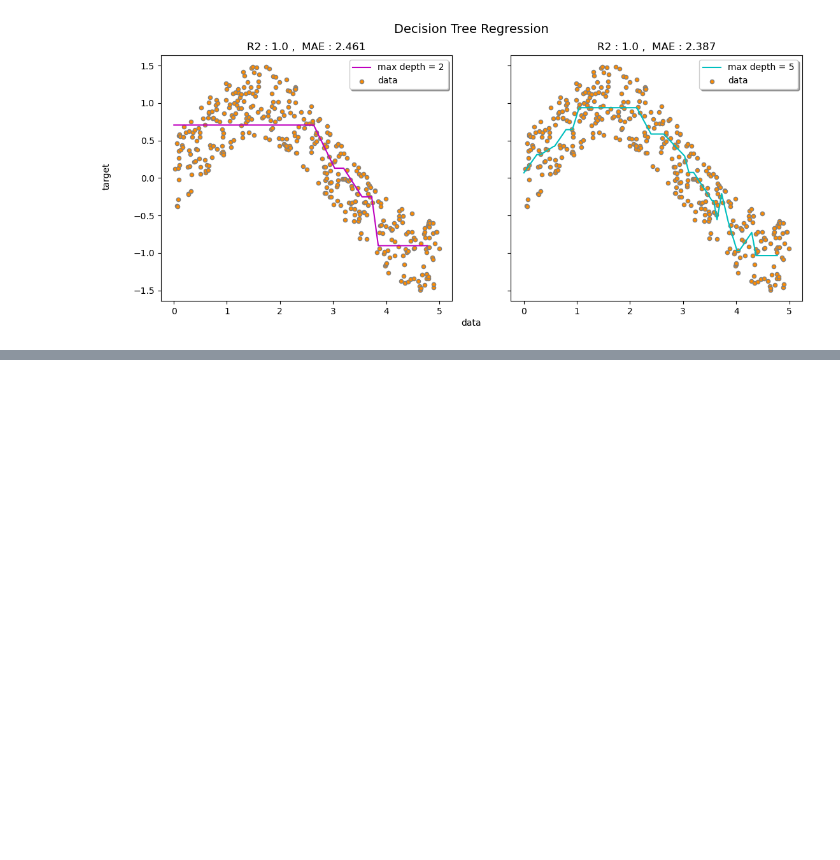
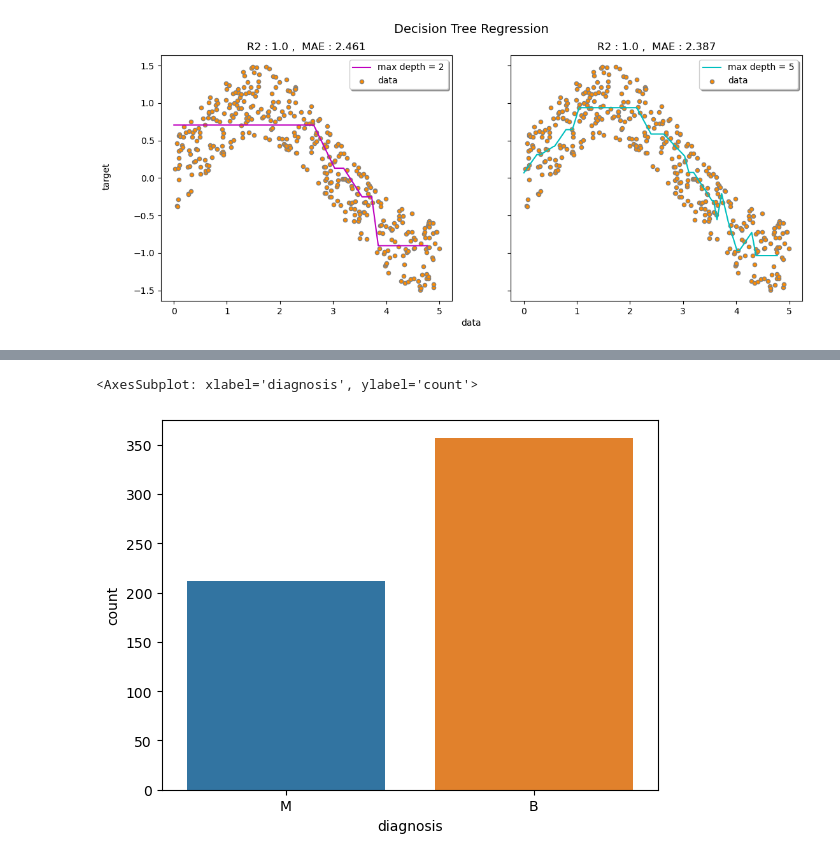
Before and after one commit to shbang-cmd/python_onebook, a Jupyter notebook: 파이썬한권으로끝내기_6장.ipynb, the cells around one changed output, grey strips where cells are left out. Cells and saved outputs as stored; diff of their text form; code cells hidden in the pictures; blank space fills up the shorter version.

```diff
--- a/파이썬한권으로끝내기_6장.ipynb
+++ b/파이썬한권으로끝내기_6장.ipynb
@@ -2019,3 +2019,10 @@ fig.suptitle("Decision Tree Regression", fontsize =14)
 plt.show()
 # %% [output]
 [figure]
+# %%
+# 앙상블
+
+# 위스콘신 유방암 진단 데이터세트로 분류분석
+import pandas as pd
+breast = pd.read_csv("https://raw.githubusercontent.com/ADPclass/ADP_book_ver01/main/data/breast-cancer.csv")
+breast
@@ -2021,0 +2043,9 @@ plt.show()
+# %%
+# diagnosis가 타깃데이터, M은 악성을 의미하며 전체 데이터의 37%를 차지, B는 양성을 의미하며 전체 데이터의 63%를 차지
+import seaborn as sns
+import matplotlib.pyplot as plt
+plt.figure()
+sns.countplot(x='diagnosis', data=breast)
+# %% [output]
+<AxesSubplot: xlabel='diagnosis', ylabel='count'>
+[figure, added]
```
Also changed, not shown: parts of 25 cells of this notebook.
